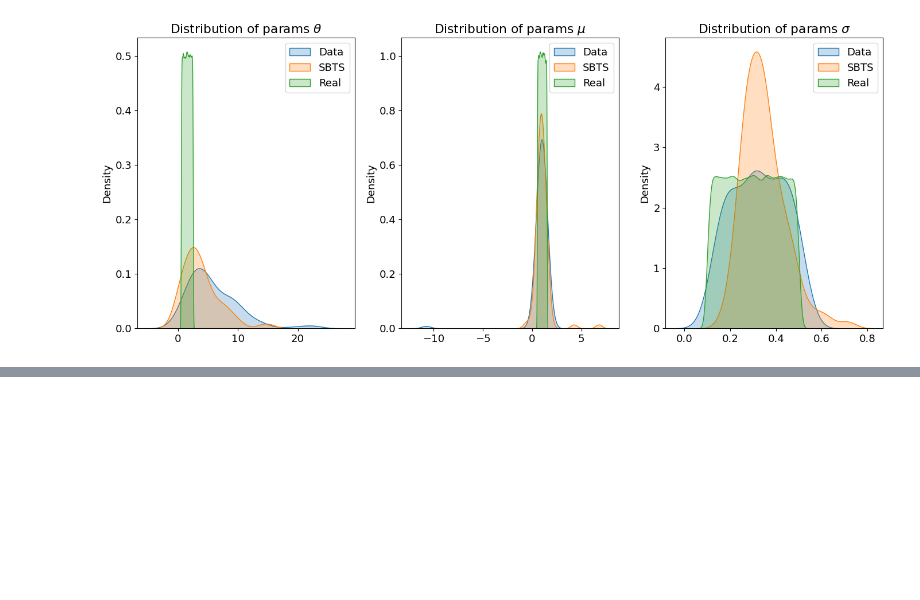
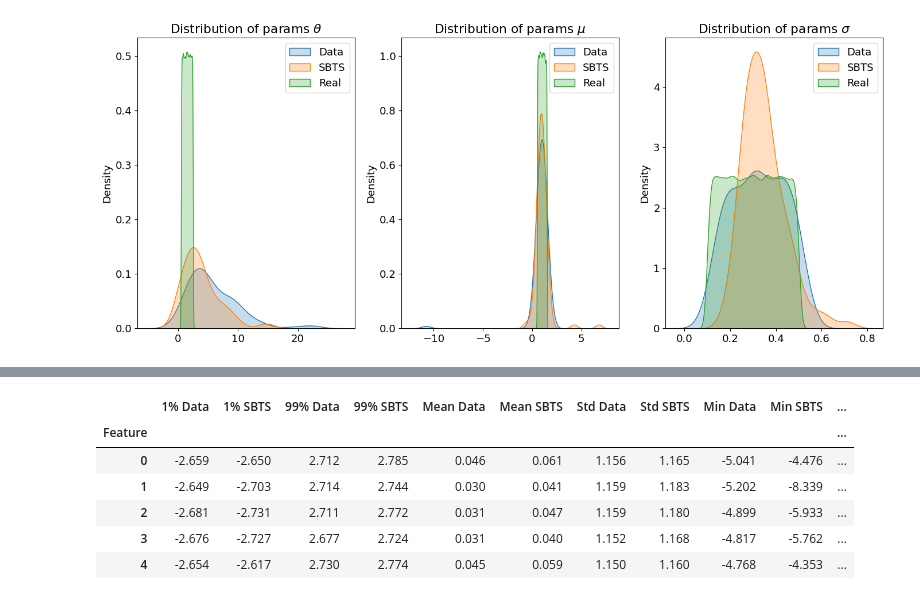
Before and after one commit to alexouadi/SBTS, a Jupyter notebook: experiments_demo.ipynb, the cells around one changed output, grey strips where cells are left out. Cells and saved outputs as stored; diff of their text form; code cells hidden in the pictures; blank space fills up the shorter version.

```diff
--- a/experiments_demo.ipynb
+++ b/experiments_demo.ipynb
@@ -46,0 +82,10 @@ plot_params_distrib_OU(X_ou, X_ou_sbts, dt=deltati)
+# %%
+get_stats(X_ar, X_ar_sbts)
+# %% [output]
+|  | 1% Data | 1% SBTS | 99% Data | 99% SBTS | Mean Data | Mean SBTS | Std Data | Std SBTS | Min Data | Min SBTS | ... |
+| Feature |  |  |  |  |  |  |  |  |  |  | ... |
+| 0 | -2.659 | -2.650 | 2.712 | 2.785 | 0.046 | 0.061 | 1.156 | 1.165 | -5.041 | -4.476 | ... |
+| 1 | -2.649 | -2.703 | 2.714 | 2.744 | 0.030 | 0.041 | 1.159 | 1.183 | -5.202 | -8.339 | ... |
+| 2 | -2.681 | -2.731 | 2.711 | 2.772 | 0.031 | 0.047 | 1.159 | 1.180 | -4.899 | -5.933 | ... |
+| 3 | -2.676 | -2.727 | 2.677 | 2.724 | 0.031 | 0.040 | 1.152 | 1.168 | -4.817 | -5.762 | ... |
+| 4 | -2.654 | -2.617 | 2.730 | 2.774 | 0.045 | 0.059 | 1.150 | 1.160 | -4.768 | -4.353 | ... |
```
Also changed, not shown: parts of 6 cells of this notebook.
